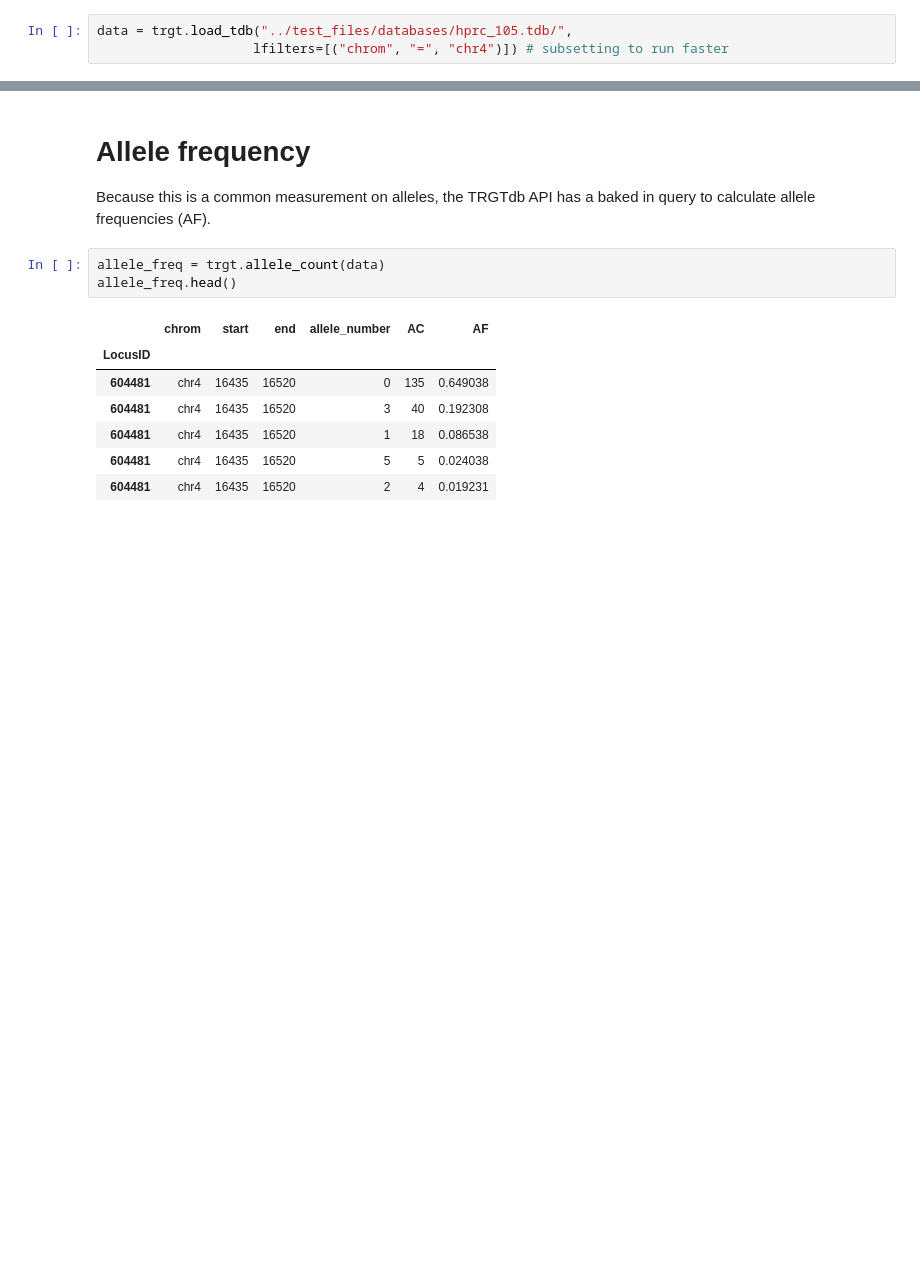
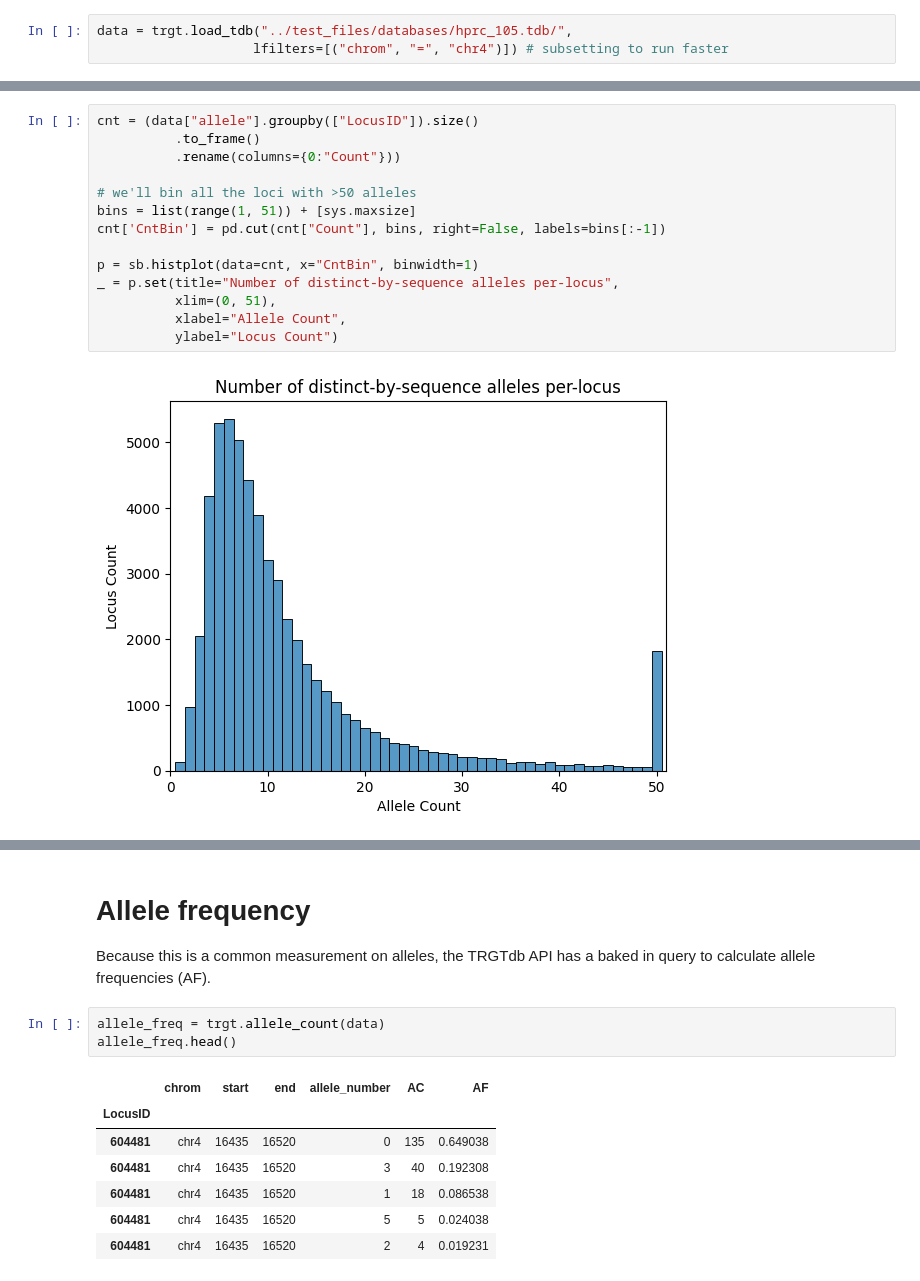
Before and after one commit to PacificBiosciences/trgt, a Jupyter notebook: notebooks/AlleleSummaries.ipynb, the cells around one changed output, grey strips where cells are left out. Cells and saved outputs as stored; diff of their text form; blank space fills up the shorter version.

Commit message:
Finishing allele summary tutorial
cleaning tdb_tutorial - might want to remove that for Introduction.ipynb

```diff
--- a/notebooks/AlleleSummaries.ipynb
+++ b/notebooks/AlleleSummaries.ipynb
@@ -19,0 +25,16 @@ data = trgt.load_tdb("../test_files/databases/hprc_105.tdb/",
+# %%
+cnt = (data["allele"].groupby(["LocusID"]).size()
+          .to_frame()
+          .rename(columns={0:"Count"}))
+
+# we'll bin all the loci with >50 alleles
+bins = list(range(1, 51)) + [sys.maxsize]
+cnt['CntBin'] = pd.cut(cnt["Count"], bins, right=False, labels=bins[:-1])
+
+p = sb.histplot(data=cnt, x="CntBin", binwidth=1)
+_ = p.set(title="Number of distinct-by-sequence alleles per-locus",
+          xlim=(0, 51),
+          xlabel="Allele Count",
+          ylabel="Locus Count")
+# %% [output]
+[figure, added]
```
Also changed, not shown: parts of 7 cells of this notebook, 1 other file.
